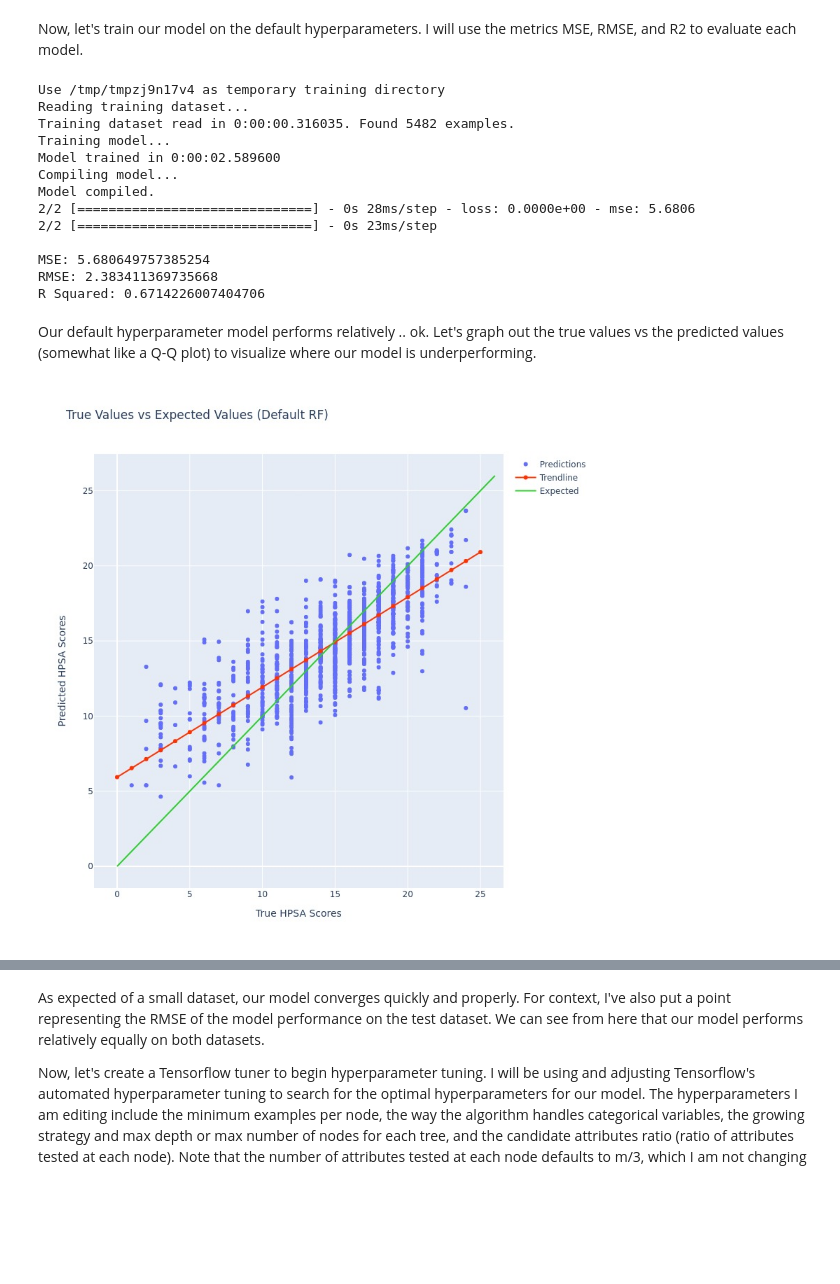
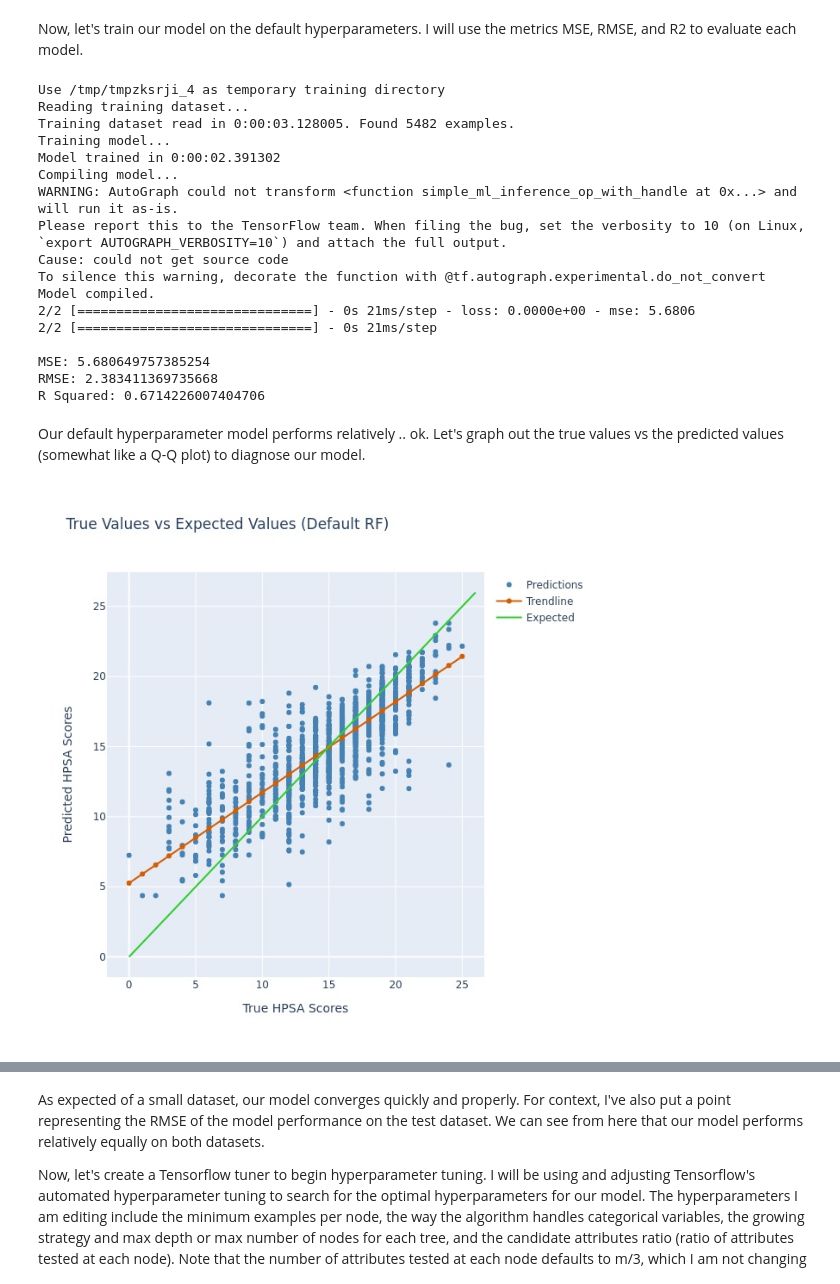
Before and after one commit to RandomMan0880/HPSA-Data, a Jupyter notebook: HPSA_Predictor.ipynb, the cells around one changed output, grey strips where cells are left out. Saved outputs shown, nothing was run; the diff lists cells and outputs as text; code cells hidden in the pictures; blank space fills up the shorter version.

```diff
--- a/HPSA_Predictor.ipynb
+++ b/HPSA_Predictor.ipynb
@@ -698,7 +696,7 @@ GROUP BY nh.fips),'''
 FROM originalfeatures of
 GROUP BY of.fips) '''
 
-'''SELECT h.hpsa_score,h.designation_type,h.rural_status,h.primary_state_name,
+'''SELECT h.fips, h.hpsa_score,h.designation_type,h.rural_status,h.primary_state_name,
         u.labor_force/pop.population as labor_force_pct, u.unemployment_rate,
         pov.medianincome, pop.population, pop.bd_ratio, a.aianpop,
         places_chd.chd_pct, places_obesity.obesity_pct, places_diabetes.diabetes_pct,
@@ -738,3 +736,5 @@ ON h.fips = lx.fips
 
 ''', #Just a bunch of joins on all of the tables the features are stored in. Ordered by FIPS for easier access
 engine)
+
+data
@@ -775,11 +791,13 @@ from sklearn.preprocessing import StandardScaler
 from sklearn.impute import KNNImputer
 import math
 
+fipscodes=data['fips']
+
 numerical_columns=['labor_force_pct','unemployment_rate','medianincome','population','bd_ratio',
               'chd_pct','obesity_pct','diabetes_pct','aianpop','pov_pct','avg_aide','avg_lpn','avg_rn','avg_pt',
                'avg_pt','prison_pop','farmwrkrs','p2pratio','hpop', 'hmup', 'lifeexm', 'lifeexf']
 
-#Splits the panda dataframe in two
+#Splits the panda dataframe in to train and test on 80/20 split
 
 test_indices = np.random.rand(len(data)) < 0.2
 data_train, data_test=data[~test_indices], data[test_indices]
@@ -802,9 +820,9 @@ data_test.loc[:,numerical_columns]=imputer.transform(data_test.loc[:,numerical_c
 
 
 
-#Convert pd to tensorflow dataframes
-train_ds = tfdf.keras.pd_dataframe_to_tf_dataset(data_train, label="hpsa_score",task=tfdf.keras.Task.REGRESSION)
-test_ds = tfdf.keras.pd_dataframe_to_tf_dataset(data_test, label="hpsa_score",task=tfdf.keras.Task.REGRESSION)
+#Convert pd to tensorflow dataframes. [:,1:] to cut FIPS codes
+train_ds = tfdf.keras.pd_dataframe_to_tf_dataset(data_train.iloc[:,1:], label="hpsa_score",task=tfdf.keras.Task.REGRESSION)
+test_ds = tfdf.keras.pd_dataframe_to_tf_dataset(data_test.iloc[:,1:], label="hpsa_score",task=tfdf.keras.Task.REGRESSION)
 # %% [markdown]
 Now, let's train our model on the default hyperparameters. I will use the metrics MSE, RMSE, and R2 to evaluate each model.
 # %%
@@ -825,55 +843,59 @@ print(f"MSE: {evaluation['mse']}")
 print(f"RMSE: {math.sqrt(evaluation['mse'])}")
 print(f"R Squared: {r2_score(y_true,y_pred)}")
 # %% [output]
-Use /tmp/tmpzj9n17v4 as temporary training directory
+Use /tmp/tmpzksrji_4 as temporary training directory
 Reading training dataset...
-Training dataset read in 0:00:00.316035. Found 5482 examples.
+Training dataset read in 0:00:03.128005. Found 5482 examples.
 Training model...
-Model trained in 0:00:02.589600
+Model trained in 0:00:02.391302
 Compiling model...
+WARNING: AutoGraph could not transform <function simple_ml_inference_op_with_handle at 0x...> and will run it as-is.
+Please report this to the TensorFlow team. When filing the bug, set the verbosity to 10 (on Linux, `export AUTOGRAPH_VERBOSITY=10`) and attach the full output.
+Cause: could not get source code
+To silence this warning, decorate the function with @tf.autograph.experimental.do_not_convert
 Model compiled.
-2/2 [==============================] - 0s 28ms/step - loss: 0.0000e+00 - mse: 5.6806
-2/2 [==============================] - 0s 23ms/step
+2/2 [==============================] - 0s 21ms/step - loss: 0.0000e+00 - mse: 5.6806
+2/2 [==============================] - 0s 21ms/step
 
 MSE: 5.680649757385254
 RMSE: 2.383411369735668
 R Squared: 0.6714226007404706
 # %% [markdown]
-Our default hyperparameter model performs relatively .. ok. Let's graph out the true values vs the predicted values (somewhat like a Q-Q plot) to visualize where our model is underperforming.
+Our default hyperparameter model performs relatively .. ok. Let's graph out the true values vs the predicted values (somewhat like a Q-Q plot) to diagnose our model.
 # %%
 import plotly.graph_objects as go
 from sklearn.linear_model import LinearRegression
 
 
 fig = go.Figure(layout={'height':800, 'width':800})
 
 #data
 fig.add_trace(go.Scatter(x=y_true,y=y_pred.flatten(),
-                    mode='markers', name='Predictions'))
+                    mode='markers', name='Predictions',marker_color='steelblue'))
 
 #Trendline
 OLS=LinearRegression()
 OLS=OLS.fit(y_true.reshape(-1,1),y_pred)
 y=OLS.predict(np.array(range(26)).reshape(-1,1)).flatten()
 
 #add trendline(OLS) to graph
 fig.add_trace(go.Scatter(x=list(range(27)), y=y,
                         name='Trendline',
                         mode='lines+markers',
-                        marker_color='rgba(255, 50, 0, 1)'))
+                        marker_color='#D55E00'))
 
 #Add expected to graph
 fig.add_trace(go.Scatter(x=list(range(27)), y=list(range(27)),
                         name='Expected',
                         marker_color='rgba(50, 205, 50, 1)'))
 
 
 fig.update_layout(title='True Values vs Expected Values (Default RF)',
                    xaxis_title='True HPSA Scores',
                    yaxis_title='Predicted HPSA Scores')
 
 
-fig.show('jpg',width=800,height=800)
+fig.show('jpg',width=650,height=650)
 # %% [output]
-[figure, old version]
+[figure, new version]
 # %% [markdown]
```
Also changed, not shown: parts of 27 cells of this notebook.
